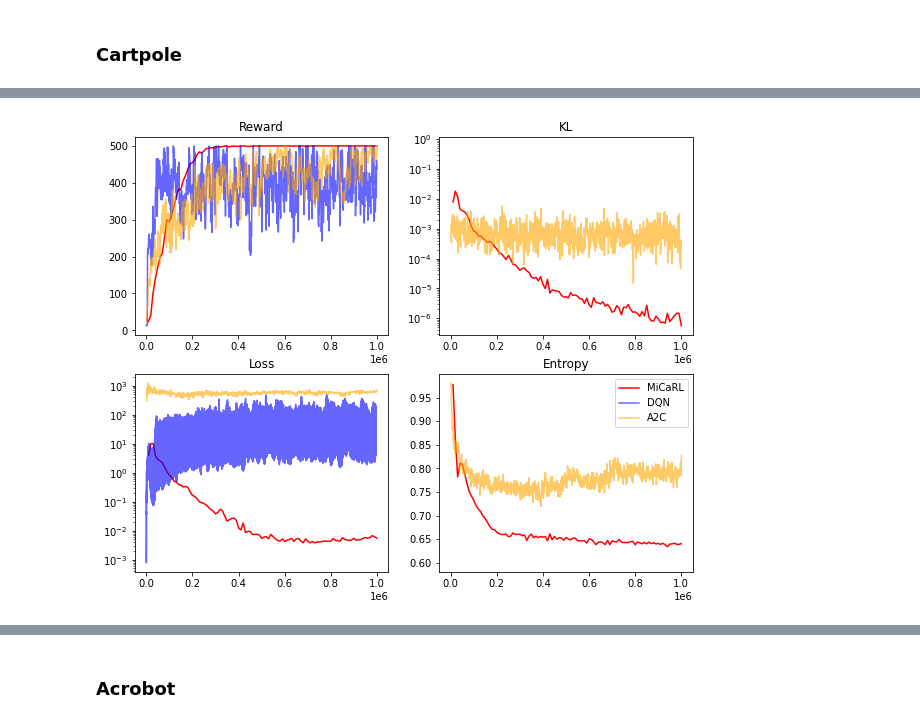
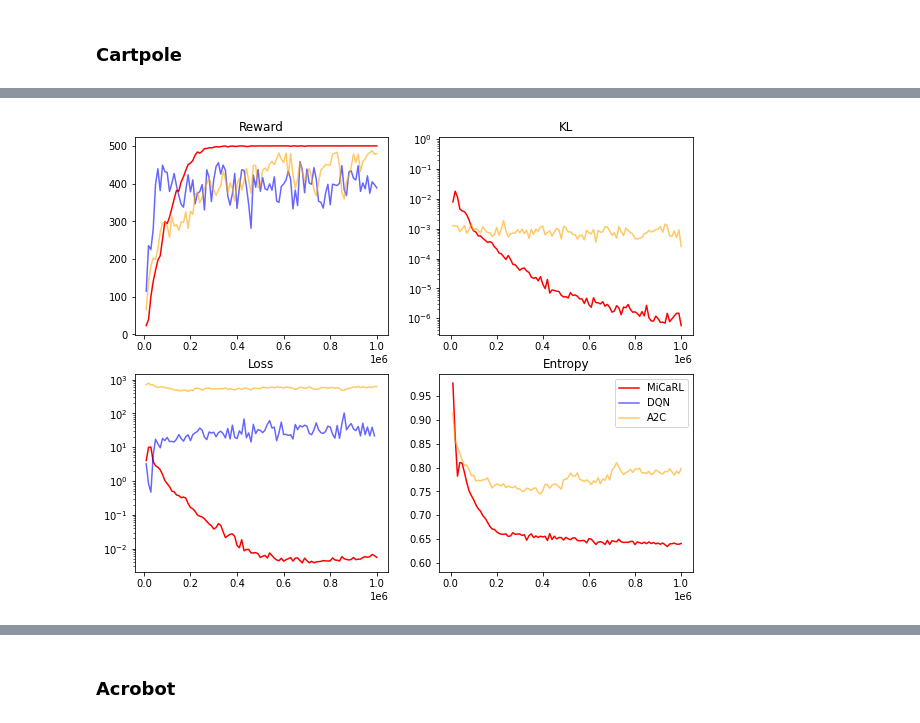
Before and after one commit to riccardodv/MirrorRL, a Jupyter notebook: analyse.ipynb, the cells around one changed output, grey strips where cells are left out. Saved outputs shown, nothing was run; the diff lists cells and outputs as text; code cells hidden in the pictures.

Commit message:
update graphs averaged and single

```diff
--- a/analyse.ipynb
+++ b/analyse.ipynb
@@ -780,8 +665,8 @@ plt.savefig("./Figures/all_agents_cartpole"+".pdf", format='pdf')
 # %%
 path1 = "ray_results/run_2022-05-26_13-25-51/"
 path2 = "results/solving_cartpole/a2c_cartpole/22/manager_data"
 path3 = "results/solving_cartpole/dqn_cartpole/1/manager_data"
-plot_agents_comparison([path1, path2, path3], choose_nb = 10, id="cartpole")
-plt.savefig("./Figures/all_agents_cartpole"+".pdf", format='pdf')
+plot_agents_comparison([path1, path2, path3], choose_nb = 10, id="cartpole", rolling_window=10, every_nb_step = 10_000)
+plt.savefig("./Figures/all_agents_cartpole_averaged"+".pdf", format='pdf')
 # %% [output]
-[figure, old version]
+[figure, new version]
```
Also changed, not shown: parts of 15 cells of this notebook.
